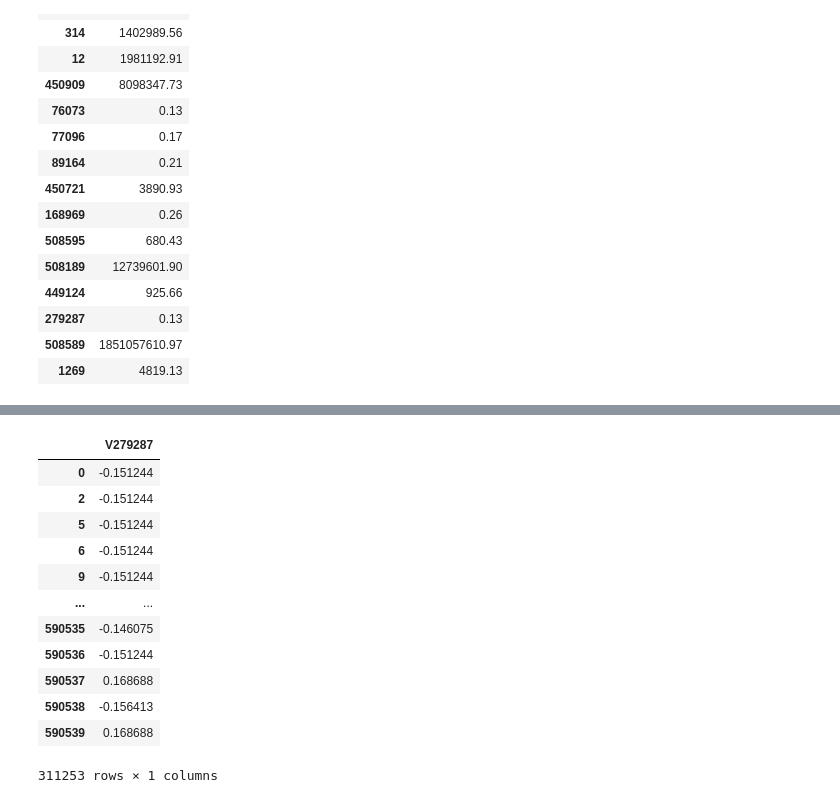
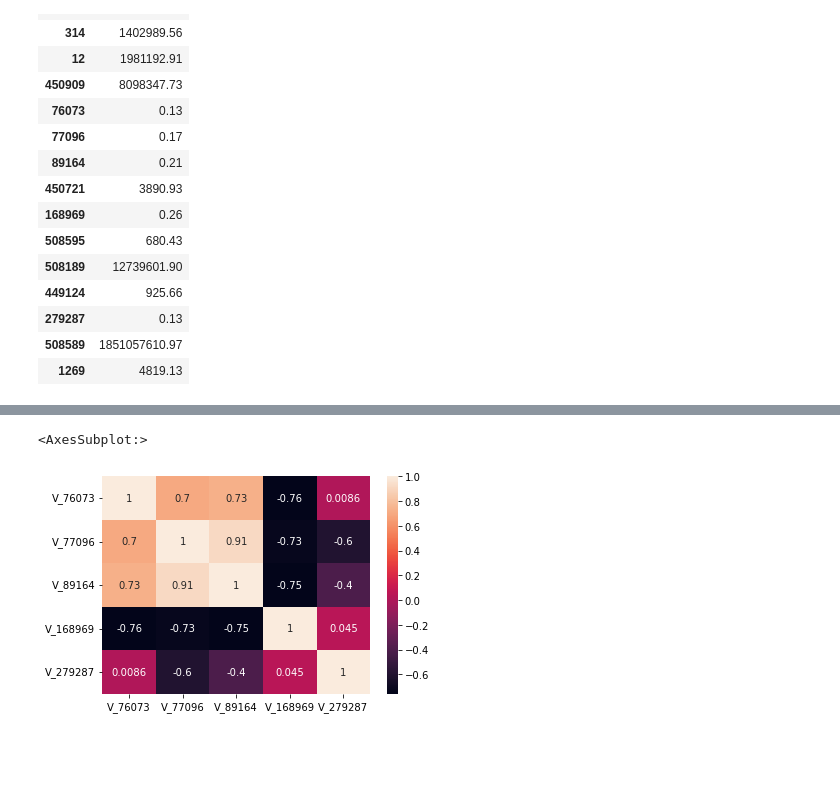
Before and after one commit to 592k/Mini_project-modeling, a Jupyter notebook: src/EDA.ipynb, the cells around one changed output, grey strips where cells are left out. Saved outputs shown, nothing was run; the diff lists cells and outputs as text; code cells hidden in the pictures; blank space fills up the shorter version.

```diff
--- a/src/EDA.ipynb
+++ b/src/EDA.ipynb
@@ -617,3 +673,10 @@ pd.DataFrame(temp, index=nancount)
 | 279287 | 0.13 |
 | 508589 | 1851057610.97 |
 | 1269 | 4819.13 |
+# %%
+# 각 그룹별 평균 분산도 확인
+find_num = 1
+temp = []
+for i in nancount:
+    temp.append(format(np.var(tv.loc[:,tv.isnull().sum() == i]).mean(), '.2f'))
+pd.DataFrame(temp, index=nancount).astype('float64').style.applymap(draw_color_under, color='blue')
@@ -620,28 +700,18 @@ pd.DataFrame(temp, index=nancount)
 # %%
 # 같은 결측치를 가진 컬럼들끼리 pca를 해서 각각의 컬럼으로 축소
 # 그중에 평균 분산이 1이하인 위의 5개 분류만 활용. 총 5컬럼
 
 ratio = pd.DataFrame(index = tv.index)
 
 for i in nancount:
         if np.var(tv.loc[:,tv.isnull().sum() == i]).mean() < 1:
             T = tv.loc[:,tv.isnull().sum() == i].dropna(axis=0)
             temp_index = T.index
             Z = scaler.fit_transform(T)
             pca = PCA(n_components=1)
-            ratio =  pd.DataFrame(pca.fit_transform(Z), columns=[f'V{i}'],index = temp_index)
-ratio
+            ratio = ratio.merge(pd.DataFrame(pca.fit_transform(Z), columns=[f'V_{i}'],index = temp_index), how="left", on='TransactionID')
+# 상관계수 확인
+sns.heatmap(ratio.corr(), annot=True)
 # %% [output]
-|  | V279287 |
-| 0 | -0.151244 |
-| 2 | -0.151244 |
-| 5 | -0.151244 |
-| 6 | -0.151244 |
-| 9 | -0.151244 |
-| ... | ... |
-| 590535 | -0.146075 |
-| 590536 | -0.151244 |
-| 590537 | 0.168688 |
-| 590538 | -0.156413 |
-| 590539 | 0.168688 |
-311253 rows × 1 columns
+<AxesSubplot:>
+[figure, added]
```
Also changed, not shown: parts of 26 cells of this notebook.
